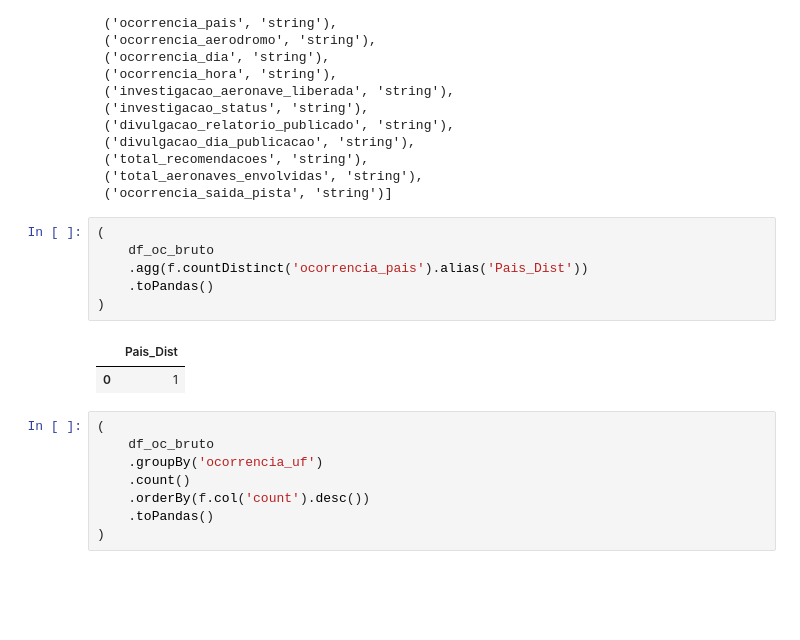
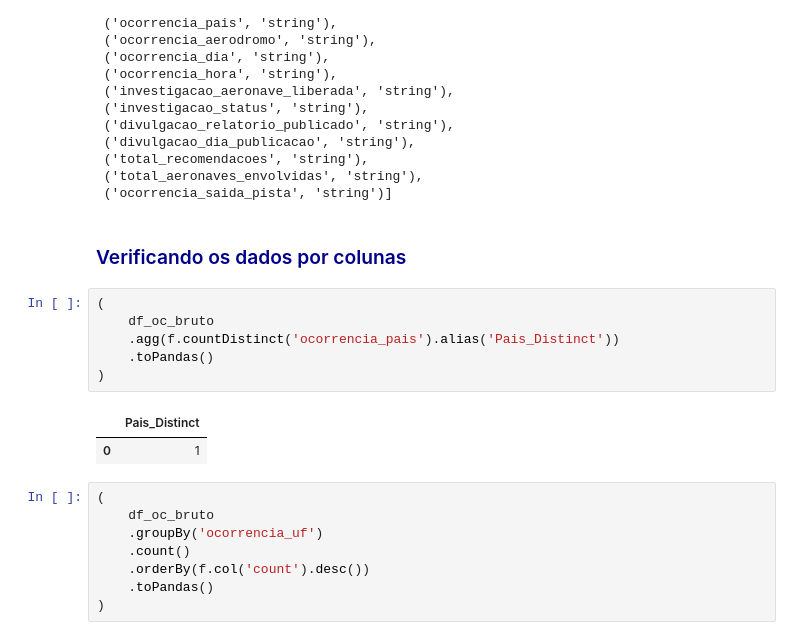
Before and after one commit to elvismaicol/project_etl_data_cenipa, a Jupyter notebook: script_pyspark/data_ocorrencia.ipynb, the cells around one changed output. Cells and saved outputs as stored; diff of their text form; blank space fills up the shorter version.

```diff
--- a/script_pyspark/data_ocorrencia.ipynb
+++ b/script_pyspark/data_ocorrencia.ipynb
@@ -204,14 +204,16 @@ df_oc_bruto.dtypes
  ('total_recomendacoes', 'string'),
  ('total_aeronaves_envolvidas', 'string'),
  ('ocorrencia_saida_pista', 'string')]
+# %% [markdown]
+### <font color="darkblue">Verificando os dados por colunas</font>
 # %%
 (
     df_oc_bruto
-    .agg(f.countDistinct('ocorrencia_pais').alias('Pais_Dist'))
+    .agg(f.countDistinct('ocorrencia_pais').alias('Pais_Distinct'))
     .toPandas()
 )
 # %% [output]
-|  | Pais_Dist |
+|  | Pais_Distinct |
 | 0 | 1 |
 # %%
 (
```
Also changed, not shown: parts of 7 cells of this notebook.
